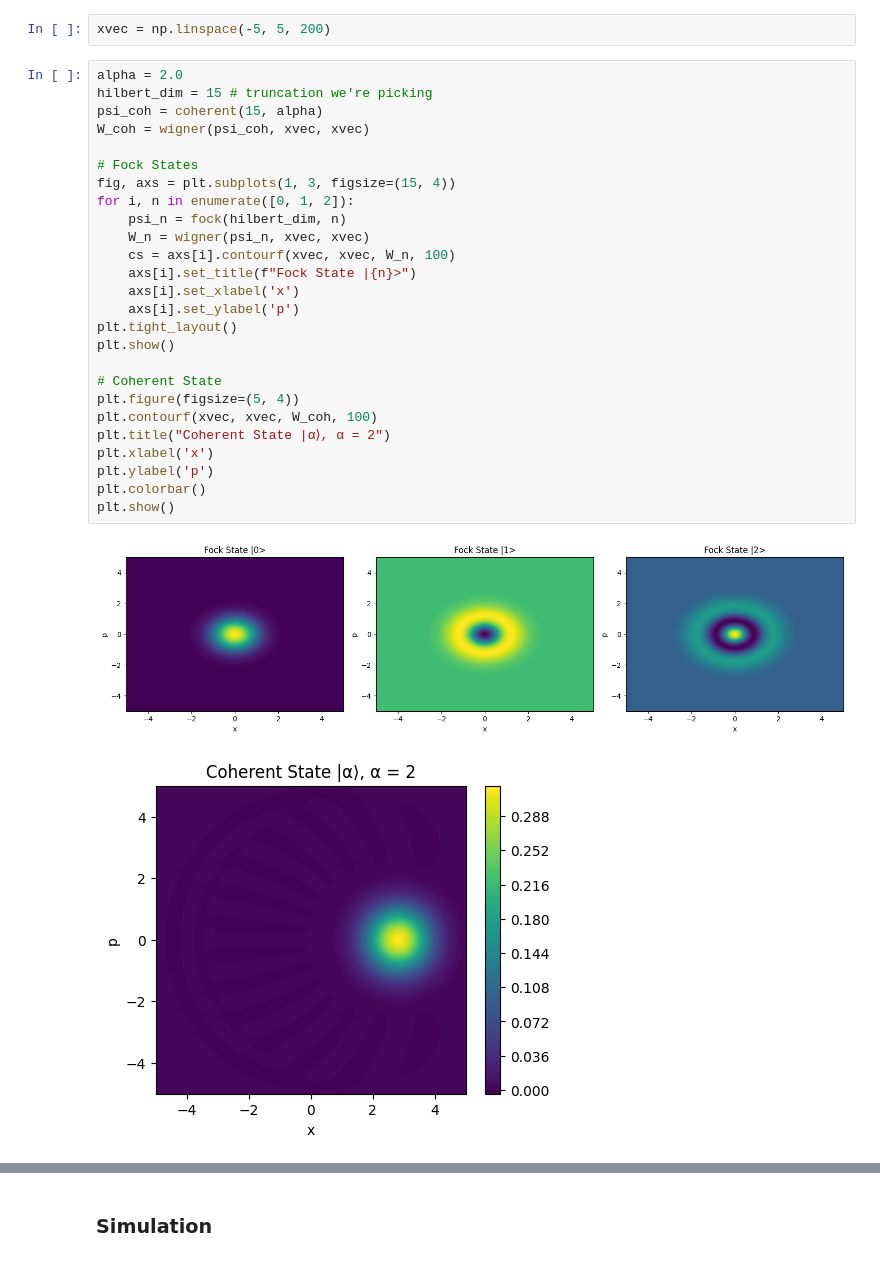
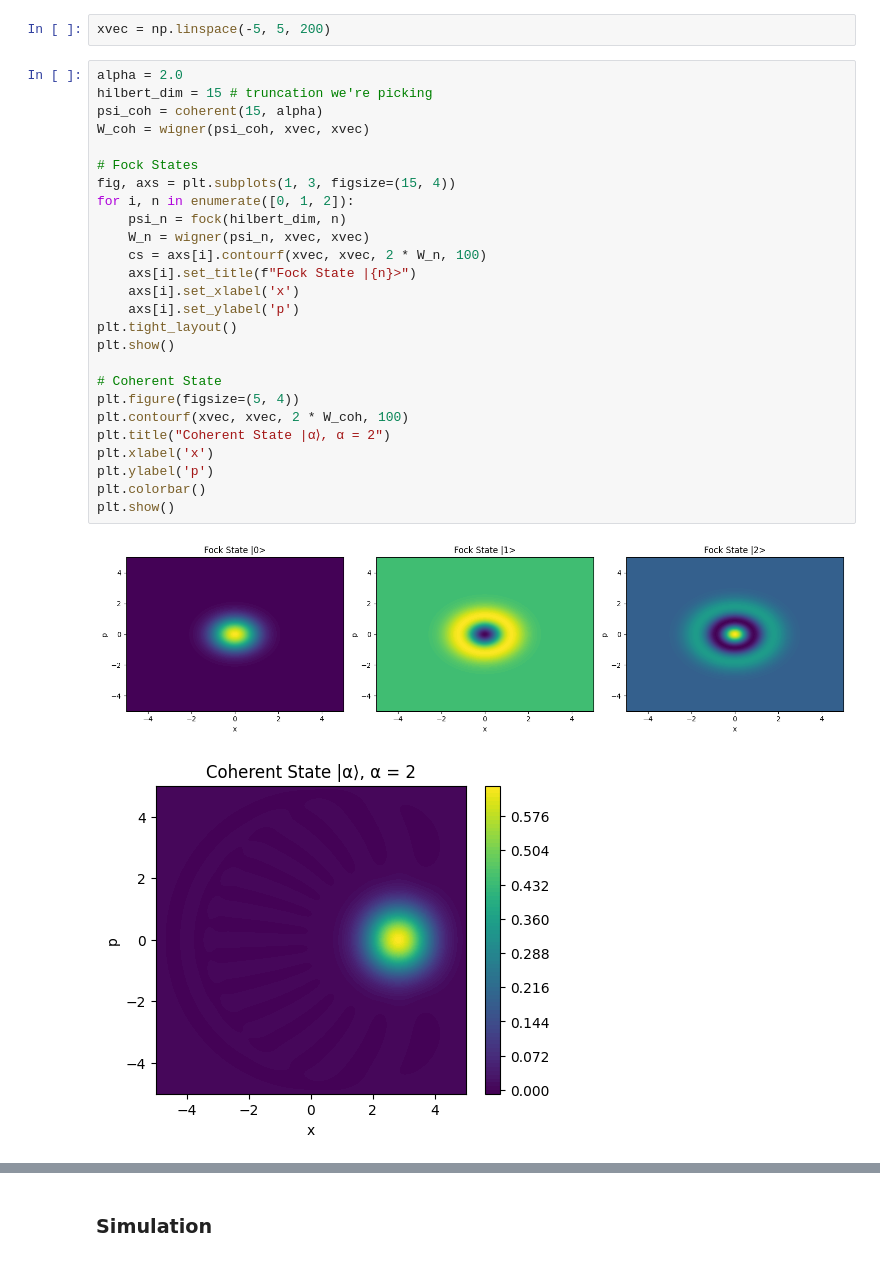
Before and after one commit to Haadi-Khan/yq25_alice-bob_challenge, a Jupyter notebook: src/part1a.ipynb, the cells around one changed output, grey strips where cells are left out. Cells and saved outputs as stored; diff of their text form.

```diff
--- a/src/part1a.ipynb
+++ b/src/part1a.ipynb
@@ -12,32 +10,32 @@ xvec = np.linspace(-5, 5, 200)
 # %%
 alpha = 2.0
 hilbert_dim = 15 # truncation we're picking
 psi_coh = coherent(15, alpha)
 W_coh = wigner(psi_coh, xvec, xvec)
 
 # Fock States
 fig, axs = plt.subplots(1, 3, figsize=(15, 4))
 for i, n in enumerate([0, 1, 2]):
     psi_n = fock(hilbert_dim, n)
     W_n = wigner(psi_n, xvec, xvec)
-    cs = axs[i].contourf(xvec, xvec, W_n, 100)
+    cs = axs[i].contourf(xvec, xvec, 2 * W_n, 100)
     axs[i].set_title(f"Fock State |{n}>")
     axs[i].set_xlabel('x')
     axs[i].set_ylabel('p')
 plt.tight_layout()
 plt.show()
 
 # Coherent State
 plt.figure(figsize=(5, 4))
-plt.contourf(xvec, xvec, W_coh, 100)
+plt.contourf(xvec, xvec, 2 * W_coh, 100)
 plt.title("Coherent State |α⟩, α = 2")
 plt.xlabel('x')
 plt.ylabel('p')
 plt.colorbar()
 plt.show()
 # %% [output]
 [figure]
-[figure, old version]
+[figure, new version]
 # %%
 # Create a figure with two subplots side by side
 fig, (ax1, ax2) = plt.subplots(1, 2, figsize=(10, 4))
```
Also changed, not shown: parts of 6 cells of this notebook, 1 other file.
